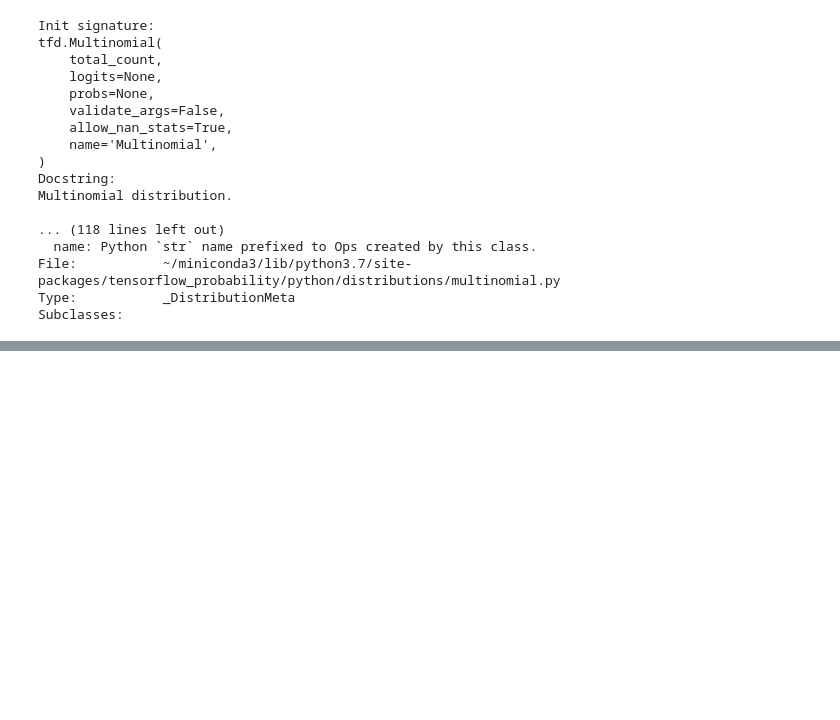
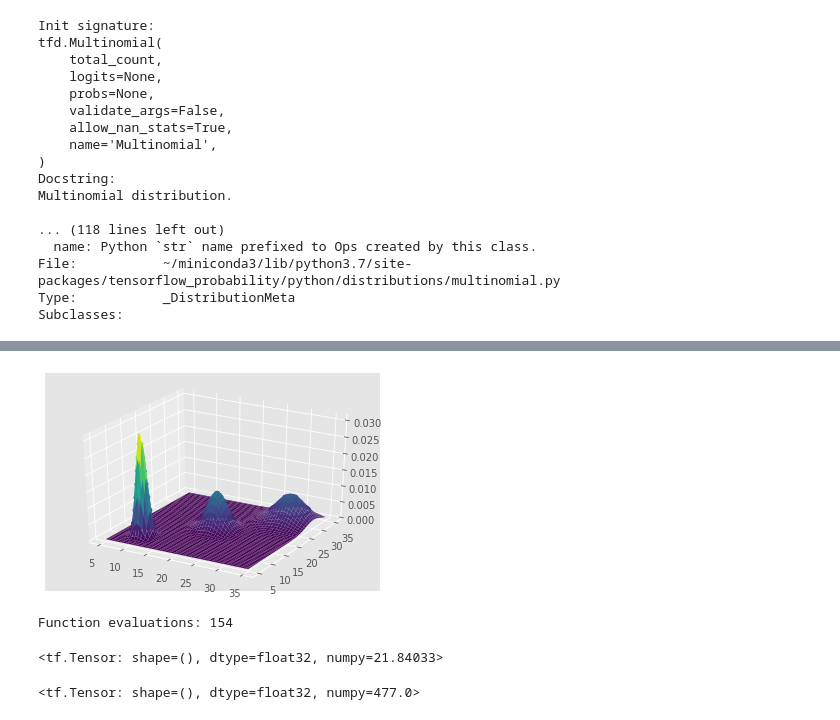
Before and after one commit to akotlar/multivariate-tada, a Jupyter notebook: mvl/tf.ipynb, the cells around one changed output, grey strips where cells are left out. Saved outputs shown, nothing was run; the diff lists cells and outputs as text; code cells hidden in the pictures; blank space fills up the shorter version.

```diff
--- a/mvl/tf.ipynb
+++ b/mvl/tf.ipynb
@@ -305,0 +328,52 @@ bgmm = tfd.JointDistributionNamed(dict(
+# %%
+pi = np.array([0.2, 0.3, 0.5], dtype=np.float32)
+mu = np.array([[10, 10],
+               [20, 20],
+               [30, 30]], dtype=np.float32)
+sigma = np.array([[1, 1],
+                  [2, 2],
+                  [3, 3]], dtype=np.float32)
+mvgmm = tfd.MixtureSameFamily(
+    mixture_distribution=tfd.Categorical(probs=pi),
+    components_distribution=tfd.DirichletMultinomial(
+        loc=mu,
+        scale_diag=sigma)
+)
+x = np.linspace(5, 35, 100)
+y = np.linspace(5, 35, 100)
+x, y = np.meshgrid(x, y)
+data = np.stack((x.flatten(), y.flatten()), axis=1)
+prob = mvgmm.prob(data).numpy()
+ax = plt.axes(projection='3d')
+plt.contour(x, y, prob.reshape((100, 100)));
+ax.plot_surface(x, y, prob.reshape((100,100)), cmap='viridis');
+# %% [output]
+[figure, added]
+# %%
+ # The objective function
+def sqrt_quadratic(x):
+    return tf.sqrt(tf.reduce_sum(x ** 2, axis=-1))
+
+start = tf.constant([6.0, -21.0])  # Starting point for the search.
+optim_results = tfp.optimizer.nelder_mead_minimize(
+    sqrt_quadratic, initial_vertex=start, func_tolerance=1e-8,
+    batch_evaluate_objective=True)
+
+# Check that the search converged
+assert(optim_results.converged)
+# Check that the argmin is close to the actual value.
+np.testing.assert_allclose(optim_results.position, np.array([0.0, 0.0]),
+                            atol=1e-7)
+# Print out the total number of function evaluations it took.
+print("Function evaluations: %d" % optim_results.num_objective_evaluations)
+# %% [output]
+Function evaluations: 154
+# %%
+x = tf.constant([6.0, -21.0])
+tf.sqrt(tf.reduce_sum(x ** 2, axis=-1))
+# %% [output]
+<tf.Tensor: shape=(), dtype=float32, numpy=21.84033>
+# %%
+tf.reduce_sum(x ** 2, axis=0)
+# %% [output]
+<tf.Tensor: shape=(), dtype=float32, numpy=477.0>
```
Also changed, not shown: parts of 6 cells of this notebook, 6 other files.
